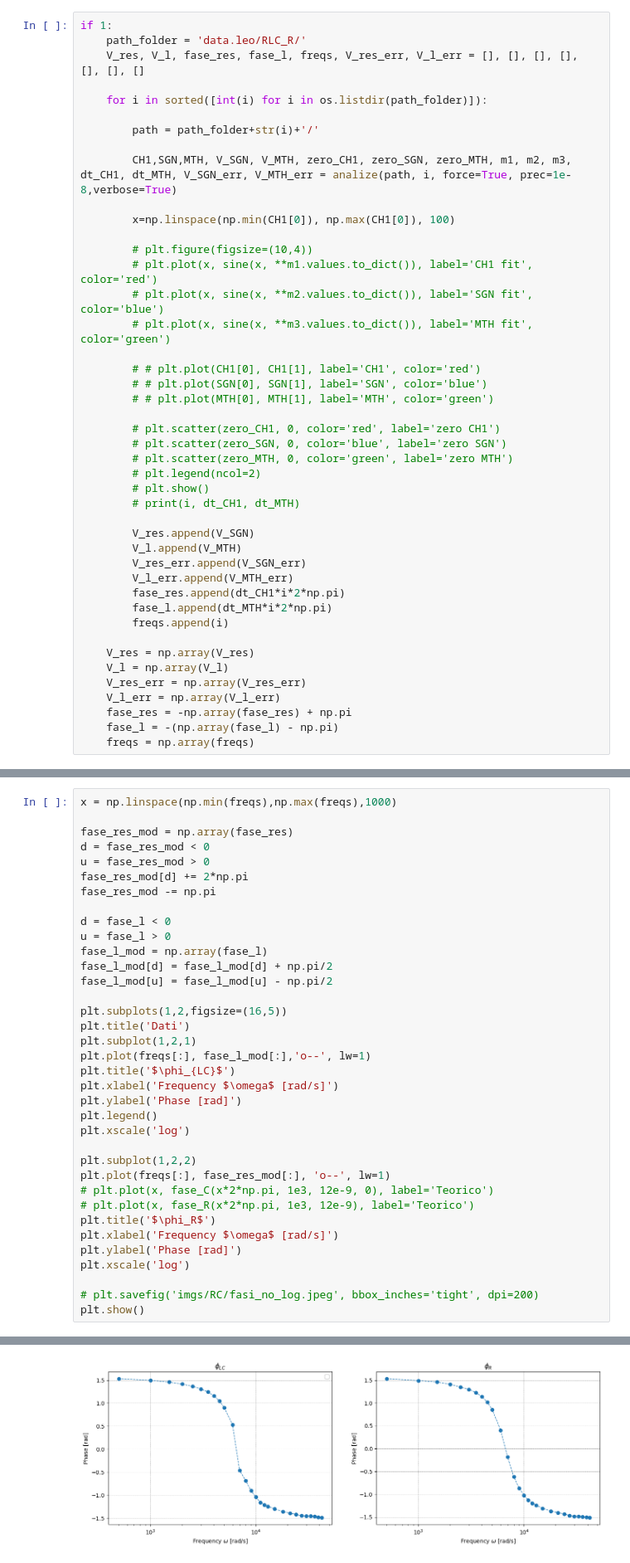
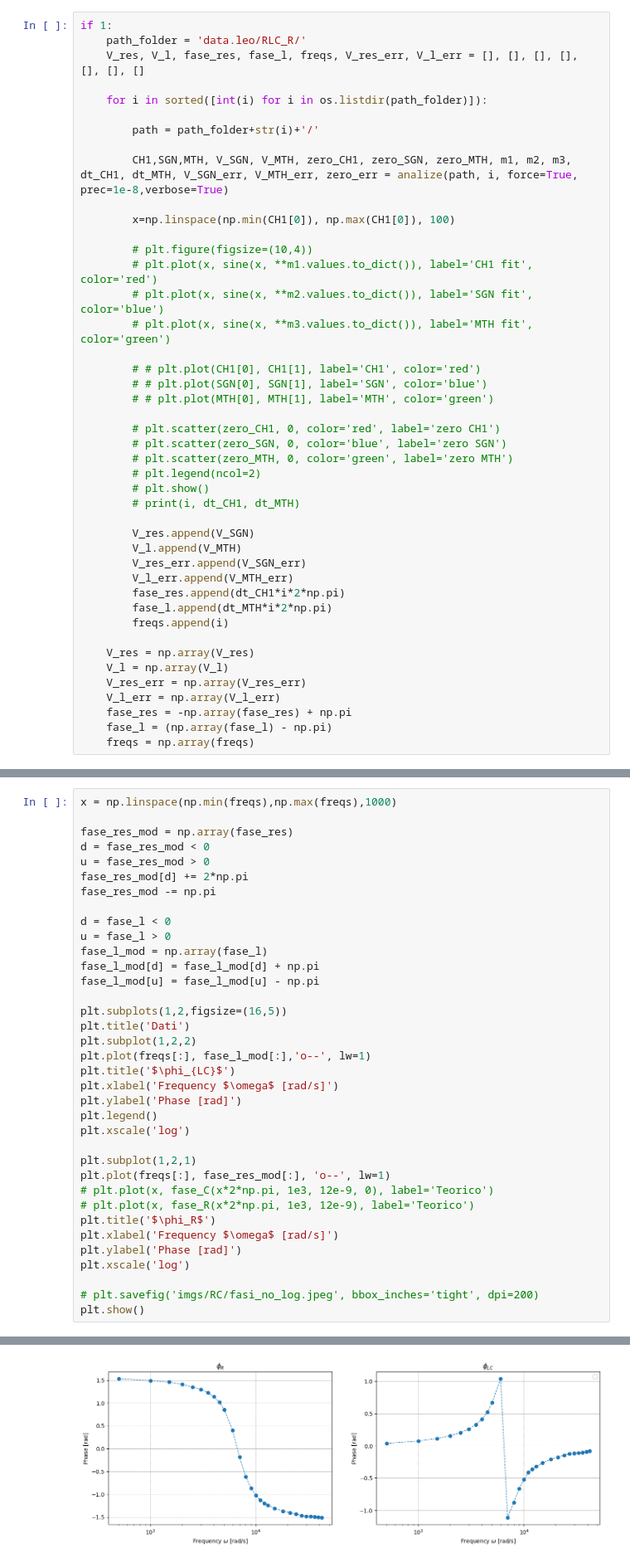
Before and after one commit to Yedi278/Lab2, a Jupyter notebook: Circuiti_3/RLC.ipynb, the cells around one changed output, grey strips where cells are left out. Shown at 83% size. Saved outputs shown, nothing was run; the diff lists cells and outputs as text.

```diff
--- a/Circuiti_3/RLC.ipynb
+++ b/Circuiti_3/RLC.ipynb
@@ -30,7 +34,7 @@ if 1:
 
         path = path_folder+str(i)+'/'
 
-        CH1,SGN,MTH, V_SGN, V_MTH, zero_CH1, zero_SGN, zero_MTH, m1, m2, m3, dt_CH1, dt_MTH, V_SGN_err, V_MTH_err = analize(path, i, force=True, prec=1e-8,verbose=True)
+        CH1,SGN,MTH, V_SGN, V_MTH, zero_CH1, zero_SGN, zero_MTH, m1, m2, m3, dt_CH1, dt_MTH, V_SGN_err, V_MTH_err, zero_err = analize(path, i, force=True, prec=1e-8,verbose=True)
 
         x=np.linspace(np.min(CH1[0]), np.max(CH1[0]), 100)
 
@@ -63,7 +67,7 @@ if 1:
     V_res_err = np.array(V_res_err)
     V_l_err = np.array(V_l_err)
     fase_res = -np.array(fase_res) + np.pi
-    fase_l = -(np.array(fase_l) - np.pi)
+    fase_l = (np.array(fase_l) - np.pi)
     freqs = np.array(freqs)
 # %%
 plt.figure(figsize=(8,5))
@@ -89,38 +93,38 @@ fase_res_mod = np.array(fase_res)
 d = fase_res_mod < 0
 u = fase_res_mod > 0
 fase_res_mod[d] += 2*np.pi
 fase_res_mod -= np.pi
 
 d = fase_l < 0
 u = fase_l > 0
 fase_l_mod = np.array(fase_l)
-fase_l_mod[d] = fase_l_mod[d] + np.pi/2
-fase_l_mod[u] = fase_l_mod[u] - np.pi/2
+fase_l_mod[d] = fase_l_mod[d] + np.pi
+fase_l_mod[u] = fase_l_mod[u] - np.pi
 
 plt.subplots(1,2,figsize=(16,5))
 plt.title('Dati')
-plt.subplot(1,2,1)
+plt.subplot(1,2,2)
 plt.plot(freqs[:], fase_l_mod[:],'o--', lw=1)
 plt.title('$\phi_{LC}$')
 plt.xlabel('Frequency $\omega$ [rad/s]')
 plt.ylabel('Phase [rad]')
 plt.legend()
 plt.xscale('log')
 
-plt.subplot(1,2,2)
+plt.subplot(1,2,1)
 plt.plot(freqs[:], fase_res_mod[:], 'o--', lw=1)
 # plt.plot(x, fase_C(x*2*np.pi, 1e3, 12e-9, 0), label='Teorico')
 # plt.plot(x, fase_R(x*2*np.pi, 1e3, 12e-9), label='Teorico')
 plt.title('$\phi_R$')
 plt.xlabel('Frequency $\omega$ [rad/s]')
 plt.ylabel('Phase [rad]')
 plt.xscale('log')
 
 # plt.savefig('imgs/RC/fasi_no_log.jpeg', bbox_inches='tight', dpi=200)
 plt.show()
 # %% [output]
 No artists with labels found to put in legend.  Note that artists whose label start with an underscore are ignored when legend() is called with no argument.
-[figure, old version]
+[figure, new version]
 # %% [markdown]
 # R
 # %%
```
Also changed, not shown: parts of 9 cells of this notebook, 2 other files.
